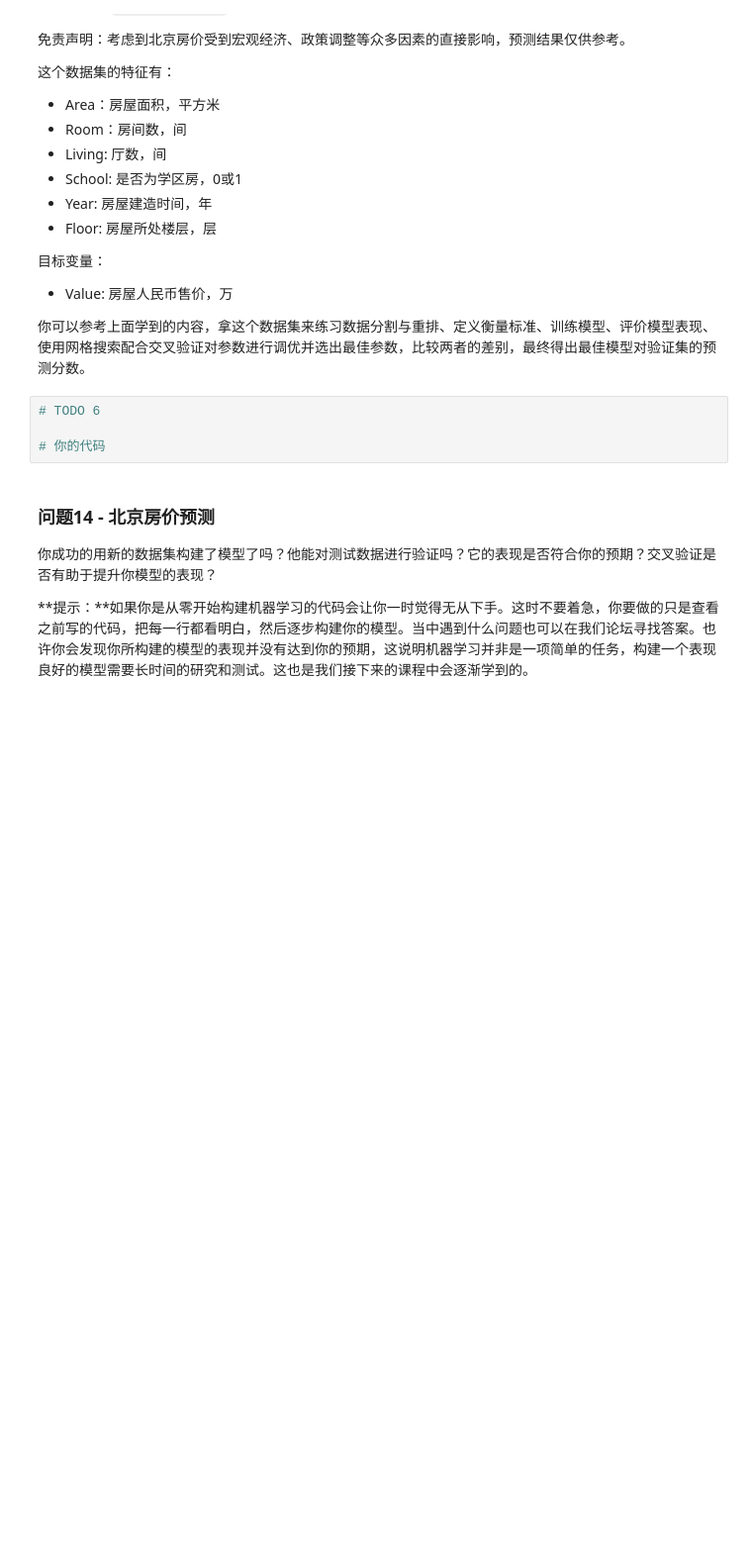
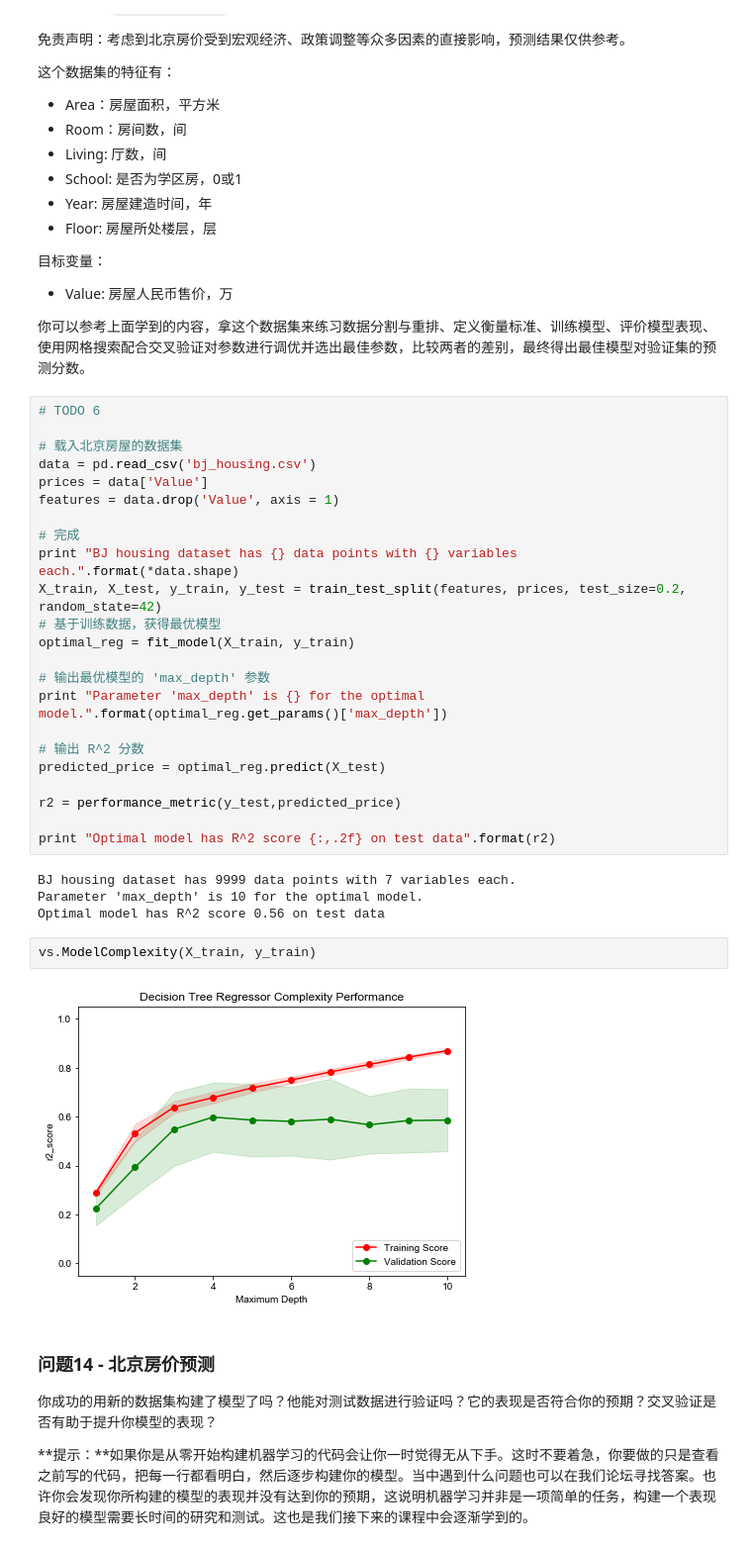
Before and after one commit to suuuch/boston_housing, a Jupyter notebook: boston_housing.ipynb, the cells around one changed output. Shown: that part at 99% size. Drawn from its saved outputs; the diff is of its cells as text; blank space fills up the shorter version.

```diff
--- a/boston_housing.ipynb
+++ b/boston_housing.ipynb
@@ -459,10 +496,37 @@ vs.PredictTrials(features, prices, fit_model, client_data)
 - Value: 房屋人民币售价，万
 
 你可以参考上面学到的内容，拿这个数据集来练习数据分割与重排、定义衡量标准、训练模型、评价模型表现、使用网格搜索配合交叉验证对参数进行调优并选出最佳参数，比较两者的差别，最终得出最佳模型对验证集的预测分数。
-# %%
-# TODO 6
-
-# 你的代码
+# %%
+# TODO 6
+
+# 载入北京房屋的数据集
+data = pd.read_csv('bj_housing.csv')
+prices = data['Value']
+features = data.drop('Value', axis = 1)
+
+# 完成
+print "BJ housing dataset has {} data points with {} variables each.".format(*data.shape)
+X_train, X_test, y_train, y_test = train_test_split(features, prices, test_size=0.2, random_state=42)
+# 基于训练数据，获得最优模型
+optimal_reg = fit_model(X_train, y_train)
+
+# 输出最优模型的 'max_depth' 参数
+print "Parameter 'max_depth' is {} for the optimal model.".format(optimal_reg.get_params()['max_depth'])
+
+# 输出 R^2 分数
+predicted_price = optimal_reg.predict(X_test)
+
+r2 = performance_metric(y_test,predicted_price)
+
+print "Optimal model has R^2 score {:,.2f} on test data".format(r2)
+# %% [output]
+BJ housing dataset has 9999 data points with 7 variables each.
+Parameter 'max_depth' is 10 for the optimal model.
+Optimal model has R^2 score 0.56 on test data
+# %%
+vs.ModelComplexity(X_train, y_train)
+# %% [output]
+[figure, added]
 # %% [markdown]
 ### 问题14 - 北京房价预测
 你成功的用新的数据集构建了模型了吗？他能对测试数据进行验证吗？它的表现是否符合你的预期？交叉验证是否有助于提升你模型的表现？
```
Also changed, not shown: parts of 11 cells of this notebook, 1 other file.
